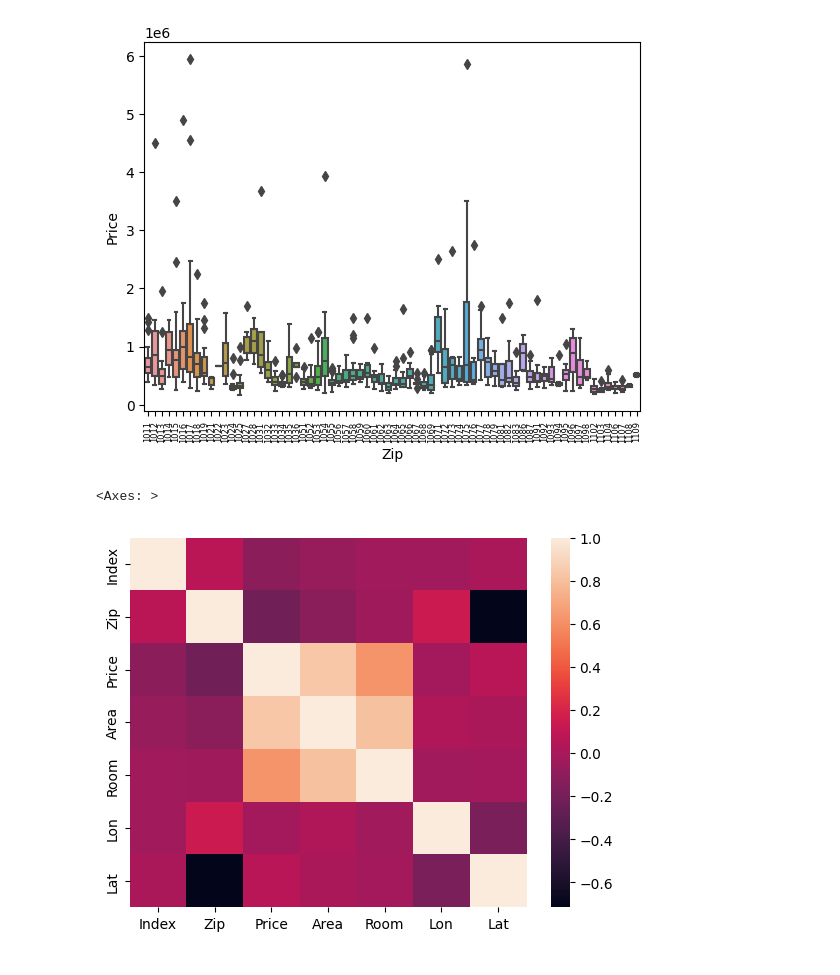
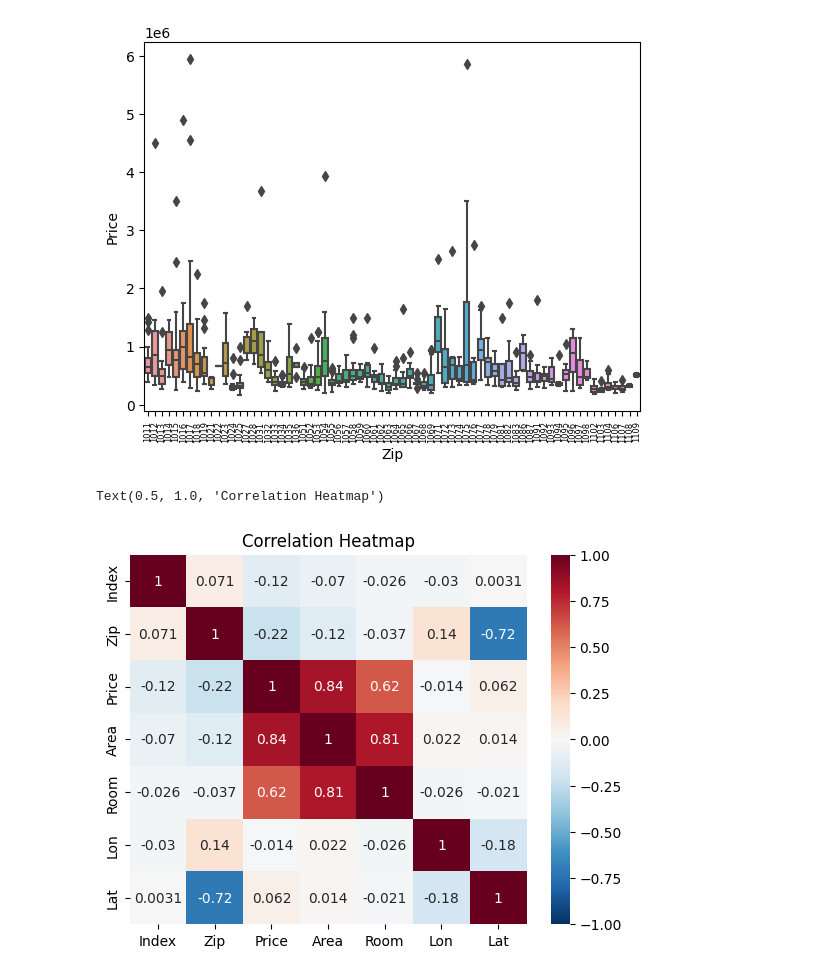
Before and after one commit to pcs03/foe-exercises, a Jupyter notebook: statistics/ws1/ws1.ipynb, the cells around one changed output. Drawn from its saved outputs; the diff is of its cells as text; code cells hidden in the pictures.

```diff
--- a/statistics/ws1/ws1.ipynb
+++ b/statistics/ws1/ws1.ipynb
@@ -368,18 +368,19 @@ data_corr = df.select_dtypes(include=["int64", "float64"]).corr(method='pearson'
 # %%
 # 22.- Plot a heat correlation map
 # HINT: sns.heatmap
 # HINT2 : You need corrmat
 
-heatmap = sns.heatmap(data_corr)
+heatmap = sns.heatmap(data_corr, vmin=-1, vmax=1, annot=True, cmap="RdBu_r")
+heatmap.set_title("Correlation Heatmap")
 
 # Can you undestand this heat map?
 # Explain this map to your team memembers.
 # Tell them wich variables/features you think are more important and why.
 # No one knows? Ask that friend from the other team
 # Still lost?
 # Come see me
 
 #### END OF WORKSHOP 1 ####
 # %% [output]
-<Axes: >
+Text(0.5, 1.0, 'Correlation Heatmap')
-[figure, old version]
+[figure, new version]
```
